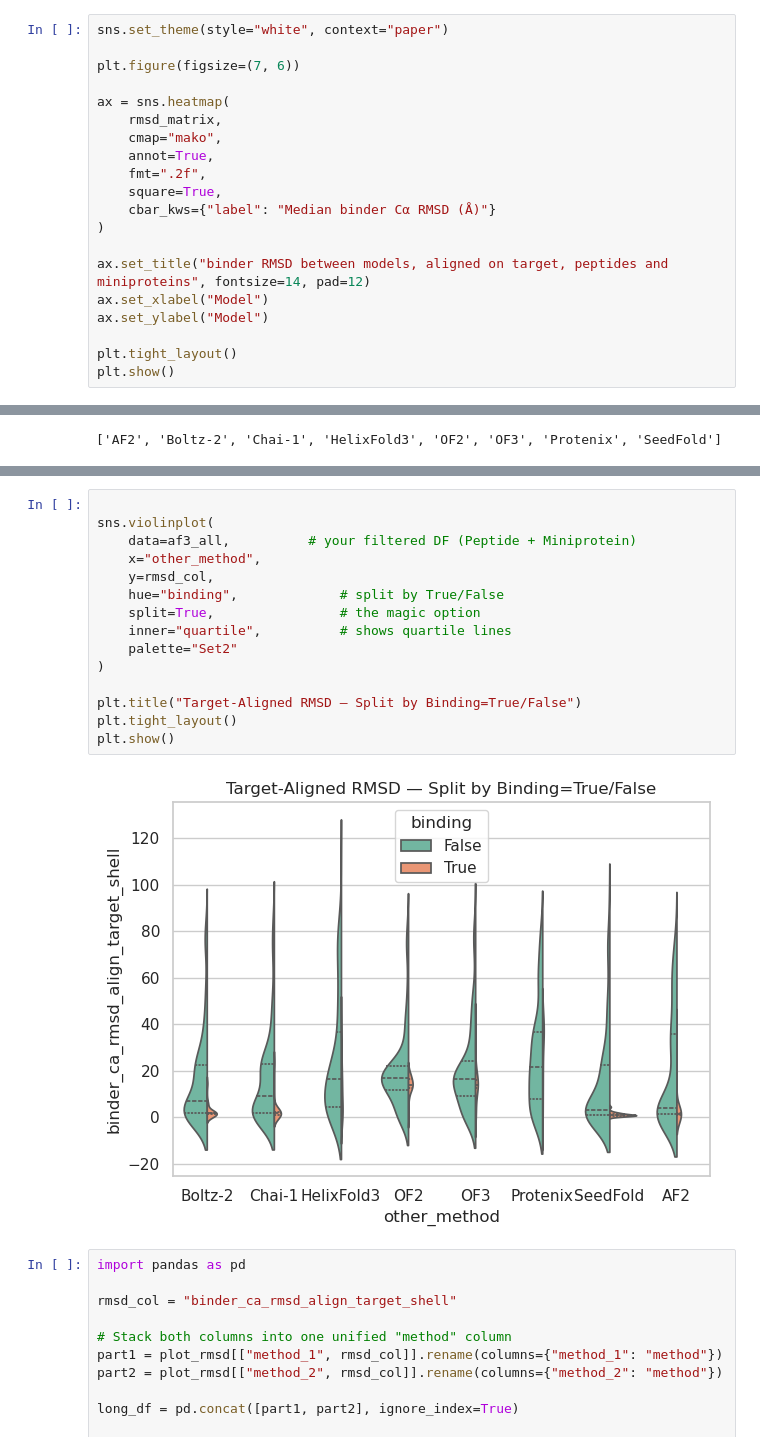
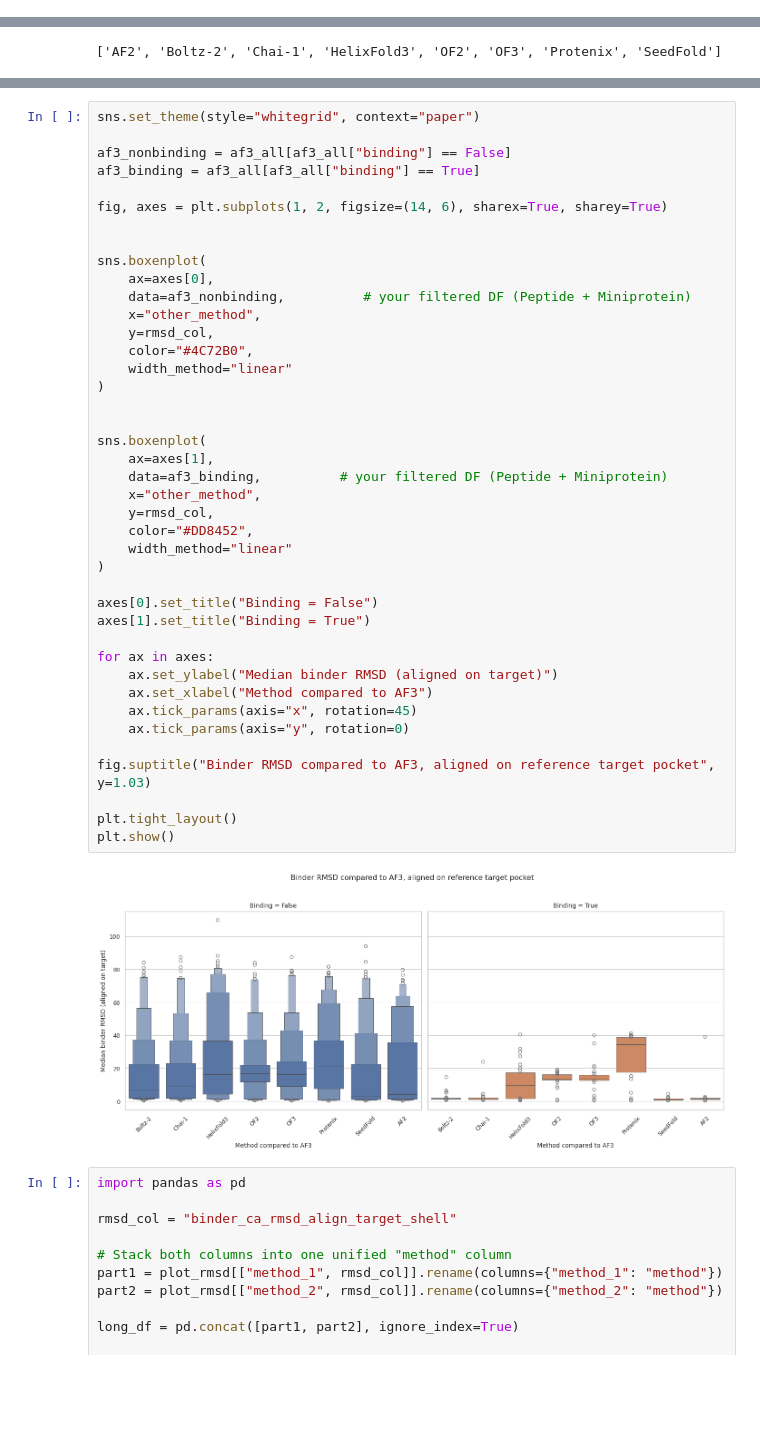
Before and after one commit to DSDD-UCPH/Assessing-AI-Scoring-Accuracy-for-De-Novo-Proteins, a Jupyter notebook: Analysis/Plots/plot_gen.ipynb, the cells around one changed output, grey strips where cells are left out. Cells and saved outputs as stored; diff of their text form; blank space fills up the shorter version.

```diff
--- a/Analysis/Plots/plot_gen.ipynb
+++ b/Analysis/Plots/plot_gen.ipynb
@@ -569,20 +917,0 @@ for m in rmsd_matrix.index:
-# %%
-sns.set_theme(style="white", context="paper")
-
-plt.figure(figsize=(7, 6))
-
-ax = sns.heatmap(
-    rmsd_matrix,
-    cmap="mako",
-    annot=True,
-    fmt=".2f",
-    square=True,
-    cbar_kws={"label": "Median binder Cα RMSD (Å)"}
-)
-
-ax.set_title("binder RMSD between models, aligned on target, peptides and miniproteins", fontsize=14, pad=12)
-ax.set_xlabel("Model")
-ax.set_ylabel("Model")
-
-plt.tight_layout()
-plt.show()
@@ -625,20 +1047,46 @@ plt.show()
 # %%
+sns.set_theme(style="whitegrid", context="paper")
 
-sns.violinplot(
-    data=af3_all,          # your filtered DF (Peptide + Miniprotein)
+af3_nonbinding = af3_all[af3_all["binding"] == False]
+af3_binding = af3_all[af3_all["binding"] == True]
+
+fig, axes = plt.subplots(1, 2, figsize=(14, 6), sharex=True, sharey=True)
+
+
+sns.boxenplot(
+    ax=axes[0],
+    data=af3_nonbinding,          # your filtered DF (Peptide + Miniprotein)
     x="other_method",
     y=rmsd_col,
-    hue="binding",             # split by True/False
-    split=True,                # the magic option
-    inner="quartile",          # shows quartile lines
-    palette="Set2"
+    color="#4C72B0",
+    width_method="linear"
 )
 
-plt.title("Target-Aligned RMSD — Split by Binding=True/False")
+
+sns.boxenplot(
+    ax=axes[1],
+    data=af3_binding,          # your filtered DF (Peptide + Miniprotein)
+    x="other_method",
+    y=rmsd_col,
+    color="#DD8452",
+    width_method="linear"
+)
+
+axes[0].set_title("Binding = False")
+axes[1].set_title("Binding = True")
+
+for ax in axes:
+    ax.set_ylabel("Median binder RMSD (aligned on target)")
+    ax.set_xlabel("Method compared to AF3")
+    ax.tick_params(axis="x", rotation=45)
+    ax.tick_params(axis="y", rotation=0)
+
+fig.suptitle("Binder RMSD compared to AF3, aligned on reference target pocket", y=1.03)
+
 plt.tight_layout()
 plt.show()
 # %% [output]
-[figure, old version]
+[figure, new version]
 # %%
 import pandas as pd
 
```
Also changed, not shown: parts of 52 cells of this notebook, 38 other files.
